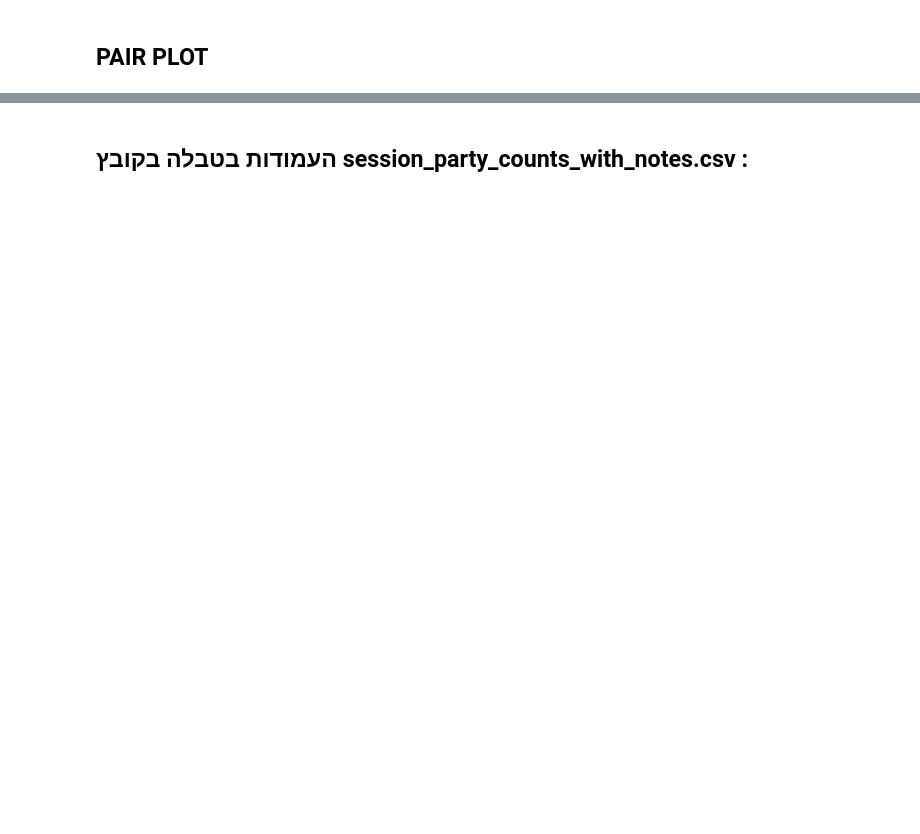
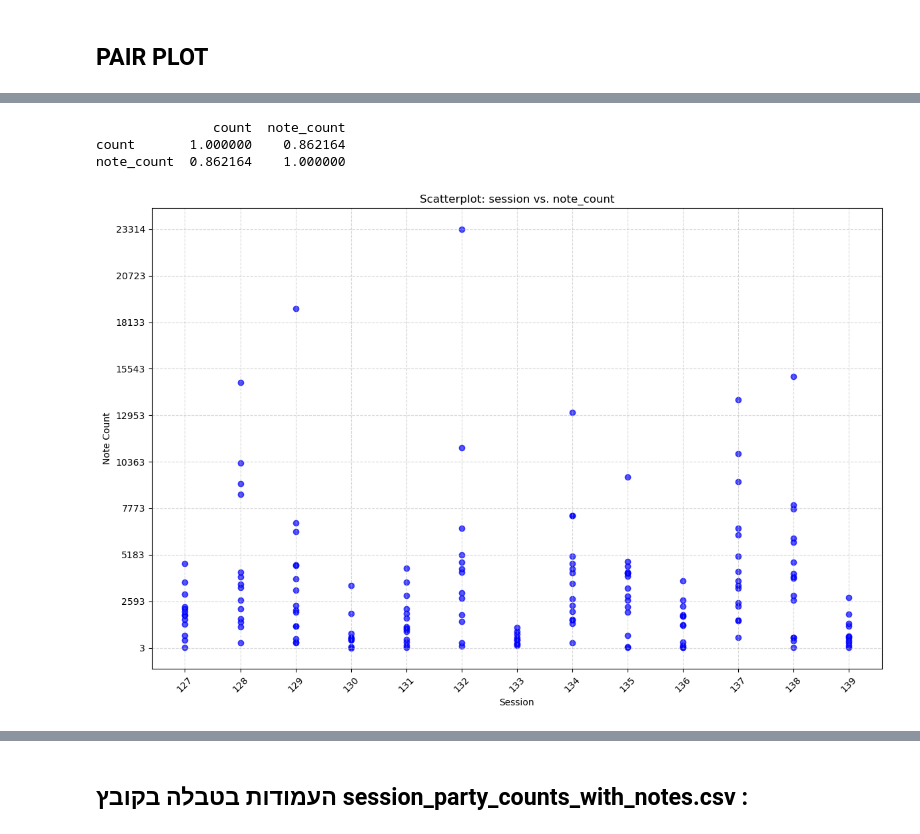
Before and after one commit to ortall0201/Knesset_24_Regression, a Jupyter notebook: Regression_Kneset_Project.ipynb, the cells around one changed output, grey strips where cells are left out. Drawn from its saved outputs; the diff is of its cells as text; code cells hidden in the pictures; blank space fills up the shorter version.

```diff
--- a/Regression_Kneset_Project.ipynb
+++ b/Regression_Kneset_Project.ipynb
@@ -2713,0 +2206,44 @@ plt.show()
+# %%
+correlation = updated_session_party_counts[['count', 'note_count']].corr()
+print(correlation)
+#A very strong correlation between  count (party represntaion) and  note_count (number of words spoken): 0.86 pearson correlation
+#The correlation is positive and linear
+# %% [output]
+               count  note_count
+count       1.000000    0.862164
+note_count  0.862164    1.000000
+# %%
+
+#Note_count and session:
+import matplotlib.pyplot as plt
+import numpy as np
+
+
+# Set up the figure
+plt.figure(figsize=(12, 8))
+
+# Scatter plot: session vs note_count
+plt.scatter(numeric_data['session'], numeric_data['note_count'], alpha=0.7, color='blue')
+plt.title("Scatterplot: session vs. note_count")
+plt.xlabel("Session")
+plt.ylabel("Note Count")
+
+# Ensure all x-axis values are visible
+plt.xticks(sorted(numeric_data['session'].unique()), rotation=45)  # Sort unique values and rotate for readability
+
+# Adjust y-axis ticks: Define a range based on note_count
+y_min = numeric_data['note_count'].min()
+y_max = numeric_data['note_count'].max()
+y_ticks = np.linspace(y_min, y_max, num=10)  # Generate 10 evenly spaced ticks
+
+plt.yticks(y_ticks.astype(int))  # Use integers for tick labels
+
+# Add a grid for better visualization
+plt.grid(True, linestyle='--', alpha=0.5)
+
+# Display the plot
+plt.tight_layout()
+plt.show()
+ #In some sessions there is more note_count then in others: 128, 129, 132, 138- Maybe these sessions were about controversial topic.
+# %% [output]
+[figure, added]
```
Also changed, not shown: parts of 120 cells of this notebook, 1 other file.
